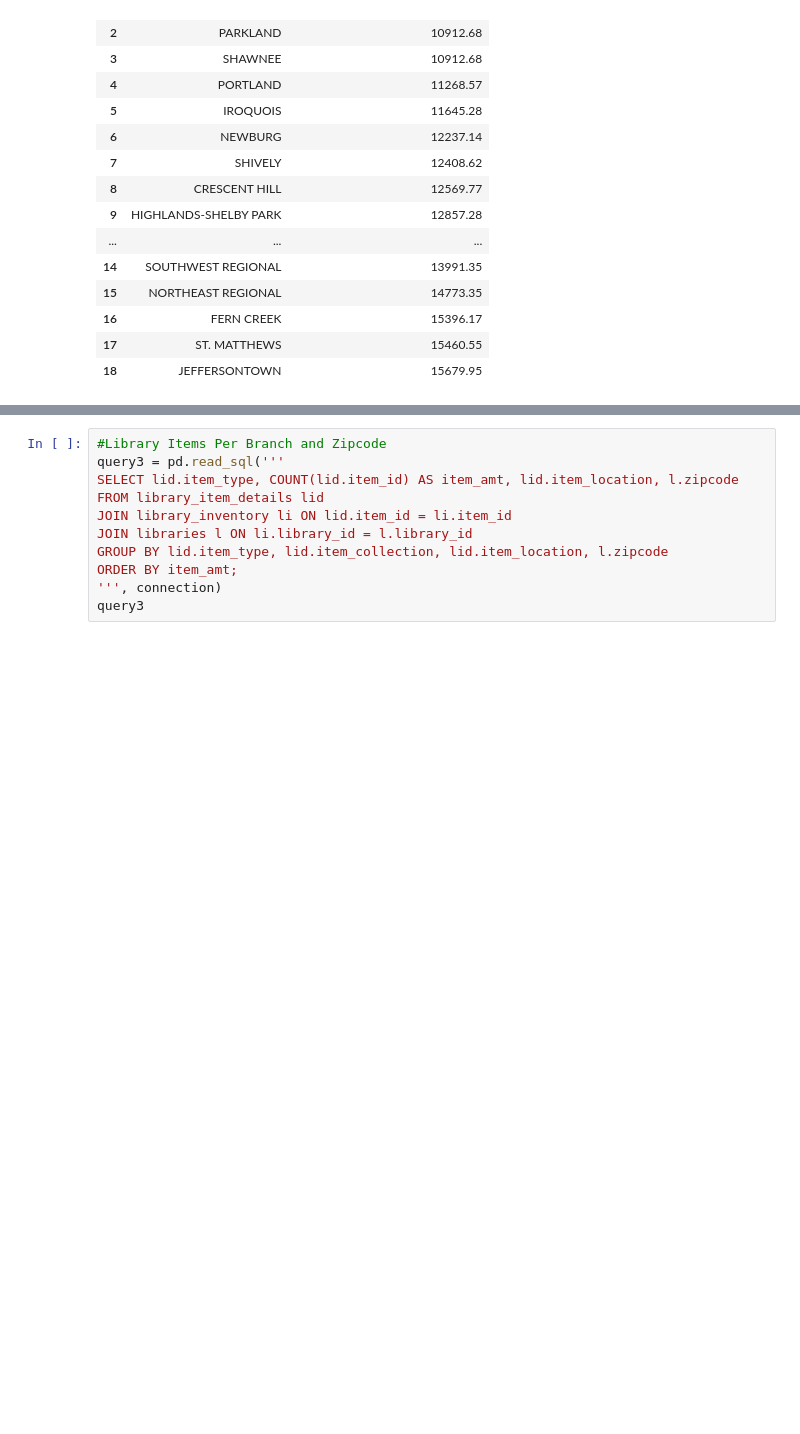
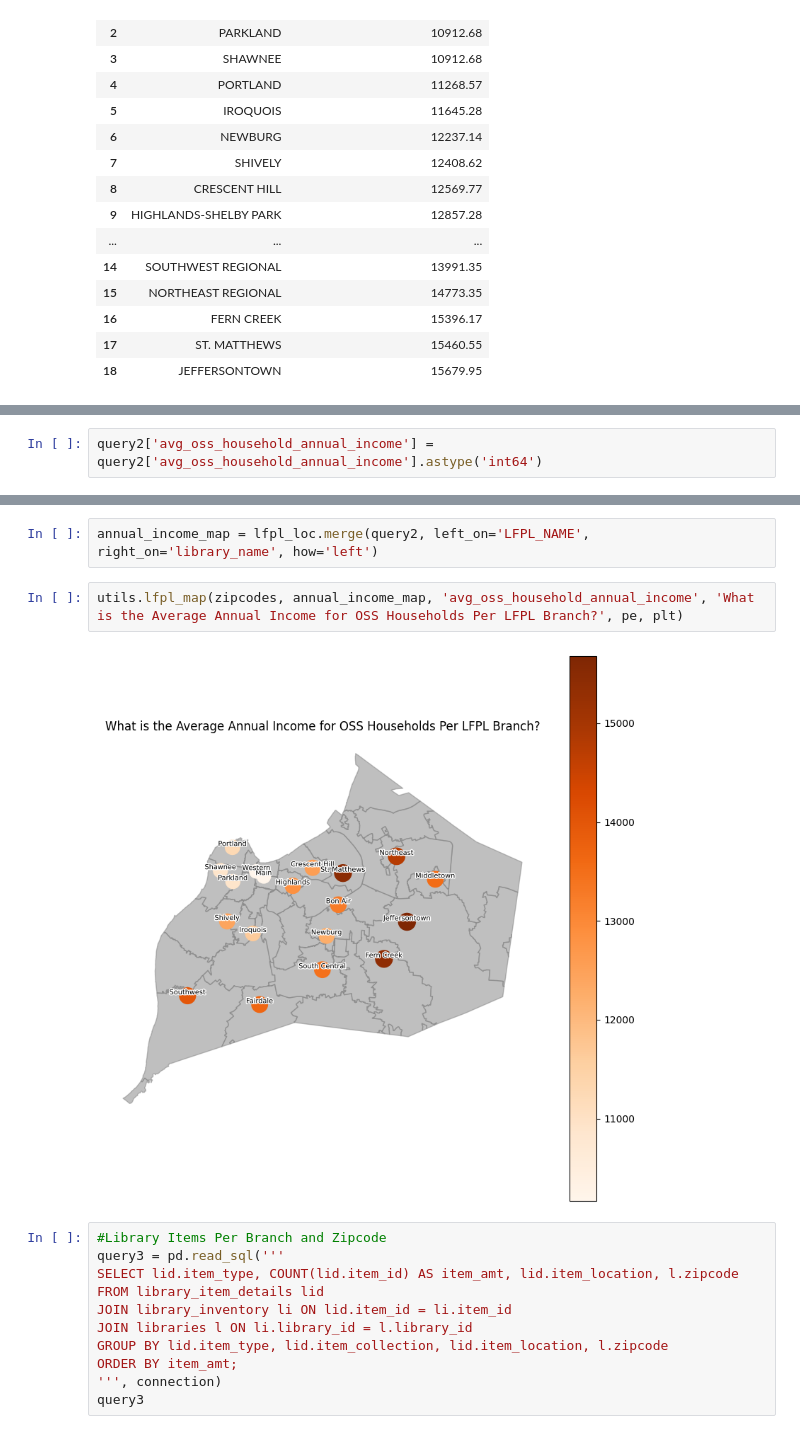
Before and after one commit to btl930/louisville_library_inventory_analysis, a Jupyter notebook: notebook/database.ipynb, the cells around one changed output, grey strips where cells are left out. Saved outputs shown, nothing was run; the diff lists cells and outputs as text; blank space fills up the shorter version.

```diff
--- a/notebook/database.ipynb
+++ b/notebook/database.ipynb
@@ -175,0 +200,2 @@ query2
+# %%
+query2['avg_oss_household_annual_income'] = query2['avg_oss_household_annual_income'].astype('int64')
@@ -176,3 +222,9 @@ query2
+# %%
+annual_income_map = lfpl_loc.merge(query2, left_on='LFPL_NAME', right_on='library_name', how='left')
+# %%
+utils.lfpl_map(zipcodes, annual_income_map, 'avg_oss_household_annual_income', 'What is the Average Annual Income for OSS Households Per LFPL Branch?', pe, plt)
+# %% [output]
+[figure, added]
 # %%
 #Library Items Per Branch and Zipcode
 query3 = pd.read_sql('''
```
Also changed, not shown: parts of 8 cells of this notebook, 4 other files.
